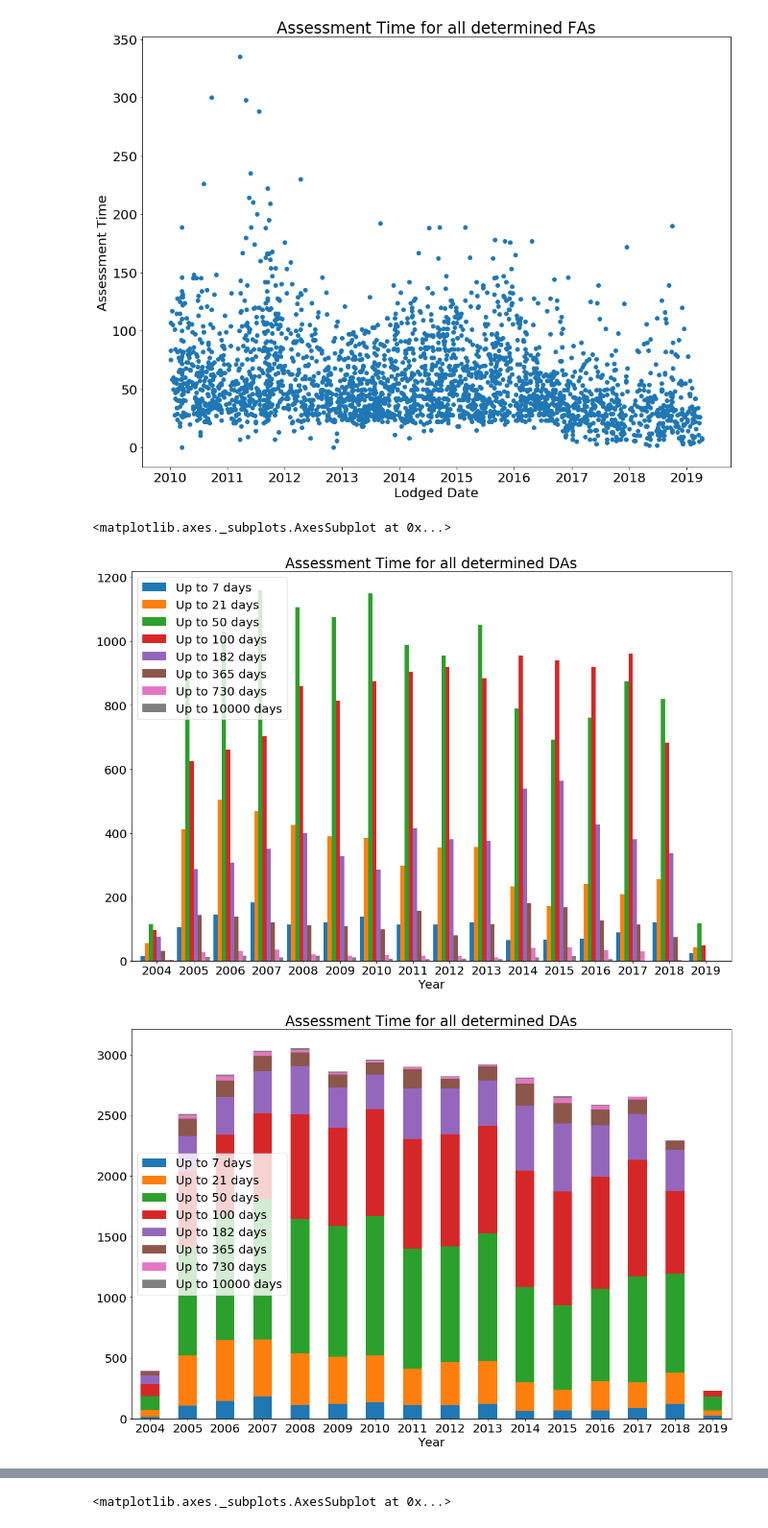
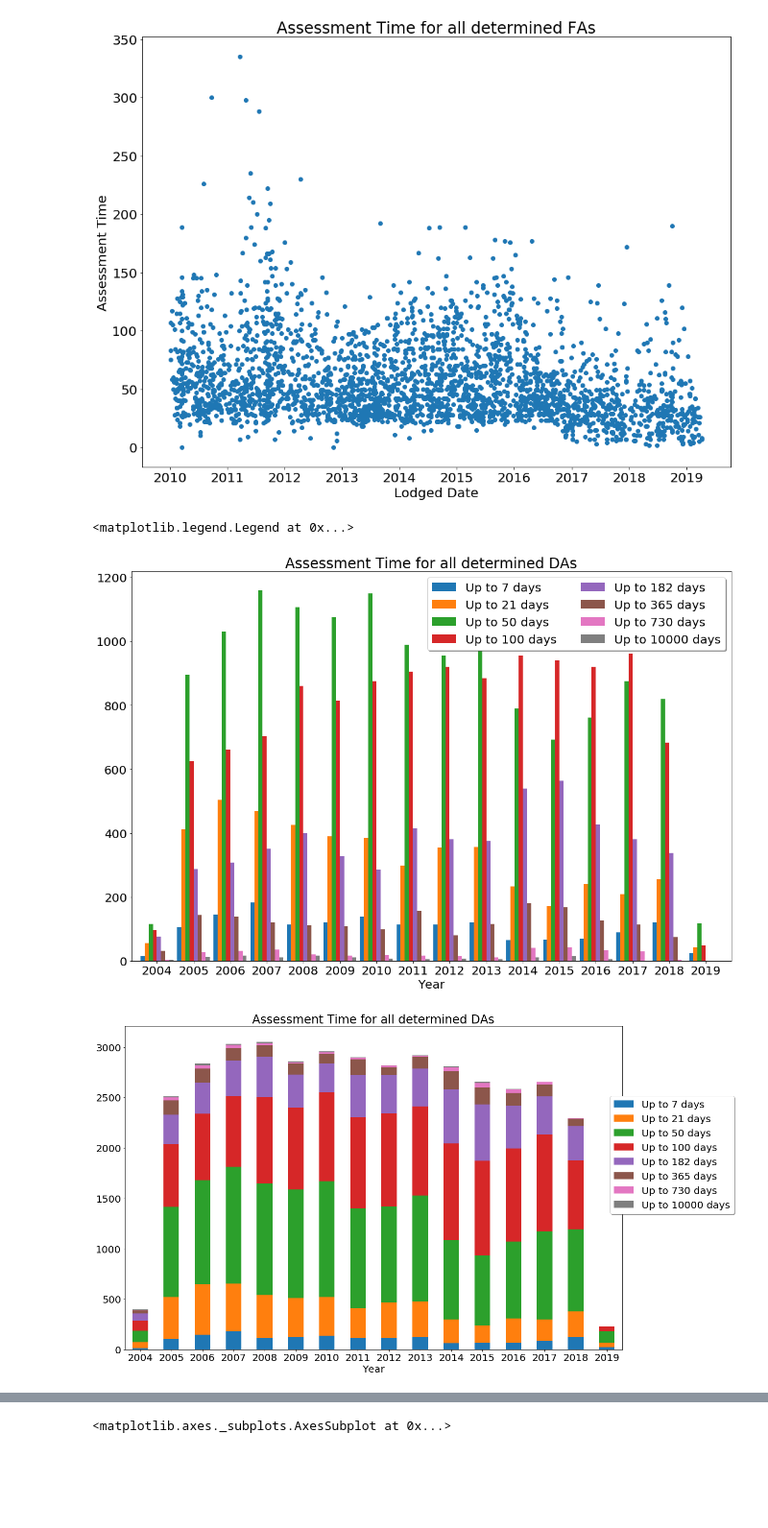
Before and after one commit to IZ404/city-of-sydney-da-analysis, a Jupyter notebook: analysis.ipynb, the cells around one changed output, grey strips where cells are left out. Shown at 96% size. Drawn from its saved outputs; the diff is of its cells as text; code cells hidden in the pictures; blank space fills up the shorter version.

```diff
--- a/analysis.ipynb
+++ b/analysis.ipynb
@@ -170,38 +170,40 @@ years = range(2004, 2020)
 for year in years:
     # Select all determined applications in the year.
     determined_in_year = determined_da[determined_da["Lodged Date"].dt.year == year]
     # Group determined applications by assessment time.
     bucketed = determined_in_year.groupby(pd.cut(determined_in_year["Assessment Time"], assessment_time_buckets))
     # Calculate the count of applications in each assessment time bucket.
     counts = bucketed.size()
     # Create a dictionary to store the counts for each bucket.
     # We use collections.OrderedDict() instead of {} because the columns would otherwise be in a random order.
     stats_in_year = collections.OrderedDict({
         "Year": year,
     })
     for bucket_limit in assessment_time_buckets[1:]:
         # Set the column "Up to ... days" to the corresponding count.
         stats_in_year[f"Up to {bucket_limit} days"] = counts[bucket_limit]
     # Append the row of counts for this year to the list.
     yearly_assessment_time_stats.append(stats_in_year)
 
 # Transform the list of counts by year into a pandas DataFrame.
 yearly_assessment_time_stats = pd.DataFrame(yearly_assessment_time_stats)
 
-yearly_assessment_time_stats.plot.bar(title="Assessment Time for all determined DAs",
+ax = yearly_assessment_time_stats.plot.bar(title="Assessment Time for all determined DAs",
                                       x="Year",
                                       rot=0,
                                       figsize=(18, 12),
                                       width=0.9)
-yearly_assessment_time_stats.plot.bar(title="Assessment Time for all determined DAs",
+ax.legend(loc='upper right', shadow=True, ncol=2)
+ax = yearly_assessment_time_stats.plot.bar(title="Assessment Time for all determined DAs",
                                       stacked=True,
                                       x="Year",
                                       rot=0,
                                       figsize=(18, 12))
+ax.legend(loc='upper center', bbox_to_anchor=(1.1, 0.8), shadow=True, ncol=1)
 # %% [output]
-<matplotlib.axes._subplots.AxesSubplot at 0x...>
+<matplotlib.legend.Legend at 0x...>
-[figure, old version]
+[figure, new version]
-[figure, old version]
+[figure, new version]
 # %%
 # Plot a scatter chart of assessment time per estimated cost for determined DAs.
 plt.figure(figsize = (16,12))
```
